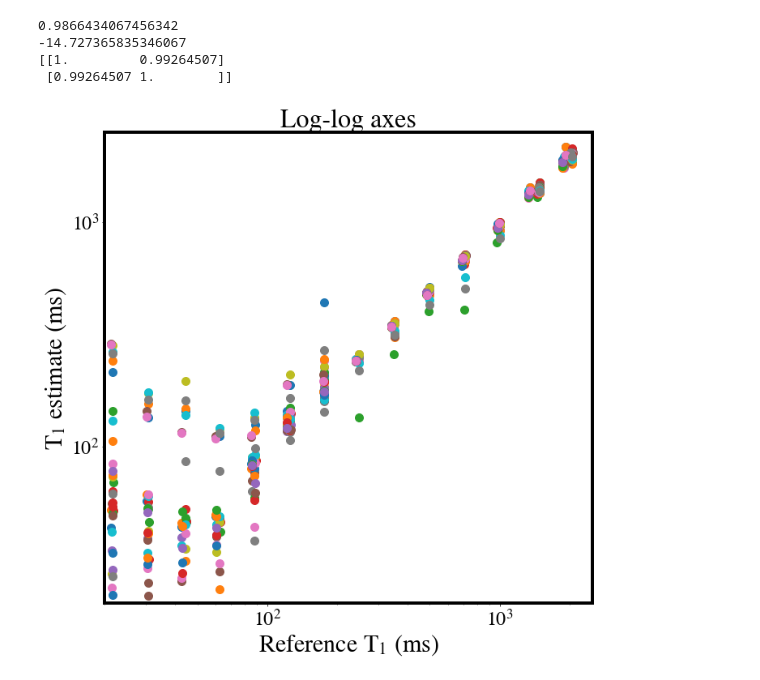
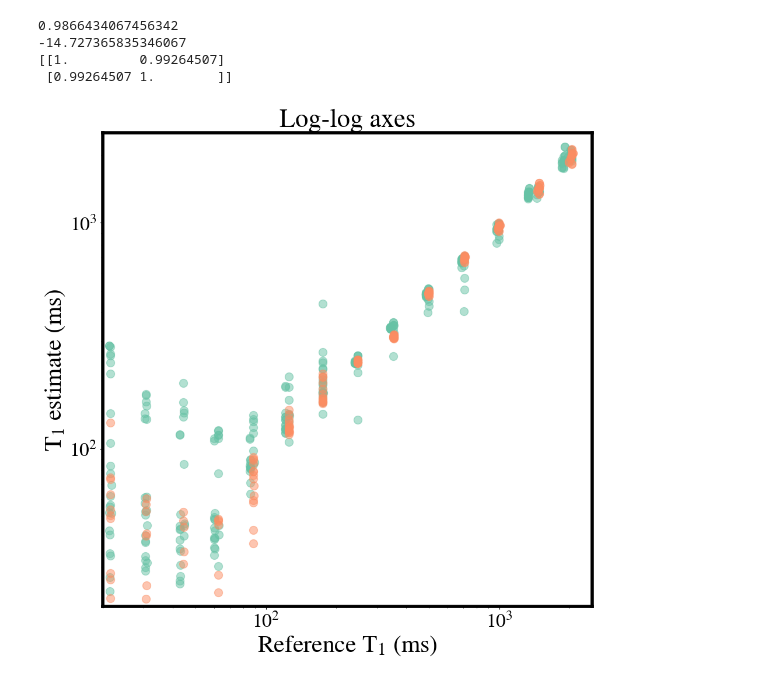
Before and after one commit to rrsg2020/analysis, a Jupyter notebook: 04_alldatasets_scatter_NIST-temperature-corrected.ipynb, the cells around one changed output. Cells and saved outputs as stored; diff of their text form; code cells hidden in the pictures.

Commit message:
Update colors

```diff
--- a/04_alldatasets_scatter_NIST-temperature-corrected.ipynb
+++ b/04_alldatasets_scatter_NIST-temperature-corrected.ipynb
@@ -16,6 +16,11 @@ import matplotlib.pyplot as plt
 plt.style.use('custom_matplotlibrc')
 plt.rcParams["figure.figsize"] = (10,10)
 fig_id = 0
+
+import seaborn as sns
+
+# Set the color palette
+pal=sns.color_palette("Set2")
 # %% [markdown]
 ## Configurations
 # %%
@@ -81,9 +86,10 @@ version = np.array([])
 temperature = np.array([])
 ref_values = np.zeros((1,14))
 
-
+intra_bool = np.array([])
 ii=0
 for index, row in df.iterrows():
+    intra_bool = np.append(intra_bool, round(index)==6)
     if type(df.loc[index]['T1 - NIST sphere 1']) is np.ndarray:
 
         version = np.append(version,df.loc[index]['phantom serial number'])
@@ -147,19 +153,29 @@ for ii in range(dims[0]):
     y_label="T$_1$ estimate (ms)"
     folder_path=output_folder
 
+    if bool(intra_bool[ii]):
+        point_color=pal.as_hex()[1]
+        point_alpha = 0.5
+        point_zorder=1
+    else:
+        point_color=pal.as_hex()[0]
+        point_alpha = 0.5
+        point_zorder=-1
+
+
     if y_type == 'linear':
-        plt.errorbar(x,y, y_std, fmt='o', solid_capstyle='projecting')
+        plt.errorbar(x,y, y_std, fmt='o', solid_capstyle='projecting', capsize=5, color=point_color, alpha=point_alpha, zorder=point_zorder)
         ax = plt.gca()
         ax.axline((1, 1), slope=1, linestyle='dashed')
         ax.set_ylim(ymin=0, ymax=2500)
         ax.set_xlim(xmin=0, xmax=2500)
     if y_type == 'log':
-        plt.loglog(x,y,'o')
+        plt.loglog(x,y,'o', color=point_color, alpha=point_alpha, zorder=point_zorder)
         ax = plt.gca()
         ax.set_ylim(ymin=20, ymax=2500)
         ax.set_xlim(xmin=20, xmax=2500)
     if y_type == 'error_t1':
-        plt.errorbar(x,calc_error(x,y), fmt='o')
+        plt.errorbar(x,calc_error(x,y), fmt='o', color=point_color, alpha=point_alpha, zorder=point_zorder)
         ax = plt.gca()
         ax.axline((1, 0), slope=0, color='k')
         ax.axline((1, -10), slope=0, linestyle='dashed', color='k')
@@ -223,48 +239,59 @@ for ii in range(dims[0]):
     y_label="T$_1$ estimate (ms)"
     folder_path=output_folder
 
+    if bool(intra_bool[ii]):
+        point_color=pal.as_hex()[1]
+        point_alpha = 0.5
+        point_zorder=1
+    else:
+        point_color=pal.as_hex()[0]
+        point_alpha = 0.5
+        point_zorder=-1
+
+
     if y_type == 'linear':
-        plt.errorbar(x,y, y_std, fmt='o', solid_capstyle='projecting')
+        plt.errorbar(x,y, y_std, fmt='o', solid_capstyle='projecting', capsize=5, color=point_color, alpha=point_alpha, zorder=point_zorder)
         ax = plt.gca()
         ax.axline((1, 1), slope=1, linestyle='dashed')
         ax.set_ylim(ymin=0, ymax=2500)
         ax.set_xlim(xmin=0, xmax=2500)
     if y_type == 'log':
-        plt.loglog(x,y,'o')
+        plt.loglog(x,y,'o', color=point_color, alpha=point_alpha, zorder=point_zorder)
         ax = plt.gca()
         ax.set_ylim(ymin=20, ymax=2500)
         ax.set_xlim(xmin=20, xmax=2500)
     if y_type == 'error_t1':
-        plt.errorbar(x,calc_error(x,y), fmt='o')
+        plt.errorbar(x,calc_error(x,y), fmt='o', color=point_color, alpha=point_alpha, zorder=point_zorder)
         ax = plt.gca()
         ax.axline((1, 0), slope=0, color='k')
         ax.axline((1, -10), slope=0, linestyle='dashed', color='k')
         ax.axline((1, 10), slope=0, linestyle='dashed', color='k')
         ax.set_ylim(ymin=-100, ymax=100)
         ax.set_xlim(xmin=0, xmax=2500)
+
 
 
     plt.title(title)
     plt.xlabel(x_label)
     plt.ylabel(y_label)
 
 fig = plt.gcf()
 
 
 folder_path.mkdir(parents=True, exist_ok=True)
 
 
 if fig_id<10:
     filename = "0" + str(fig_id) + "_" + file_prefix
 else:
     filename = str(fig_id) + "_" + file_prefix
 
 fig.savefig(folder_path / (str(filename) + '.svg'), facecolor='white')
 fig.savefig(folder_path / (str(filename) + '.png'), facecolor='white')
 fig_id = fig_id + 1
 plt.show()
 # %% [output]
-[figure, old version]
+[figure, new version]
 # %%
 y_type = 'error_t1'
 title = 'Error relative to reference'
```
Also changed, not shown: parts of 2 cells of this notebook, 1 other file.
